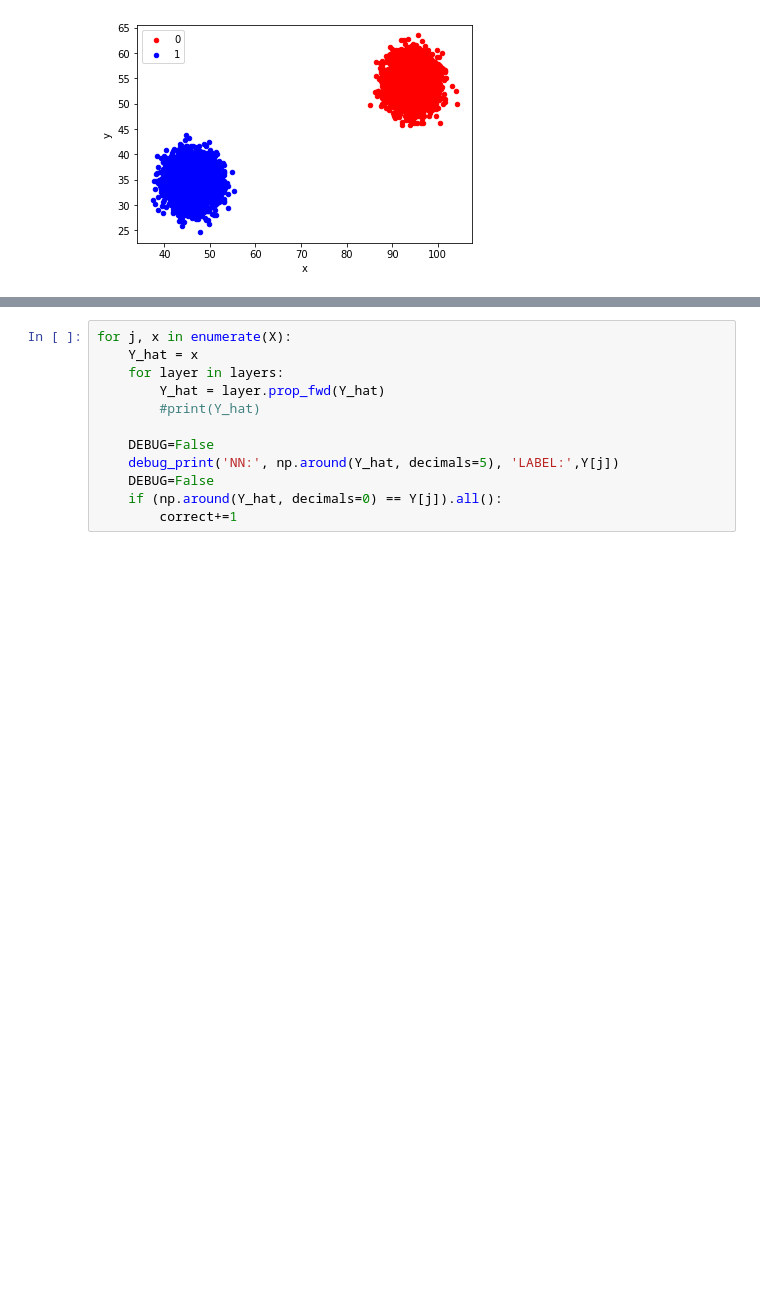
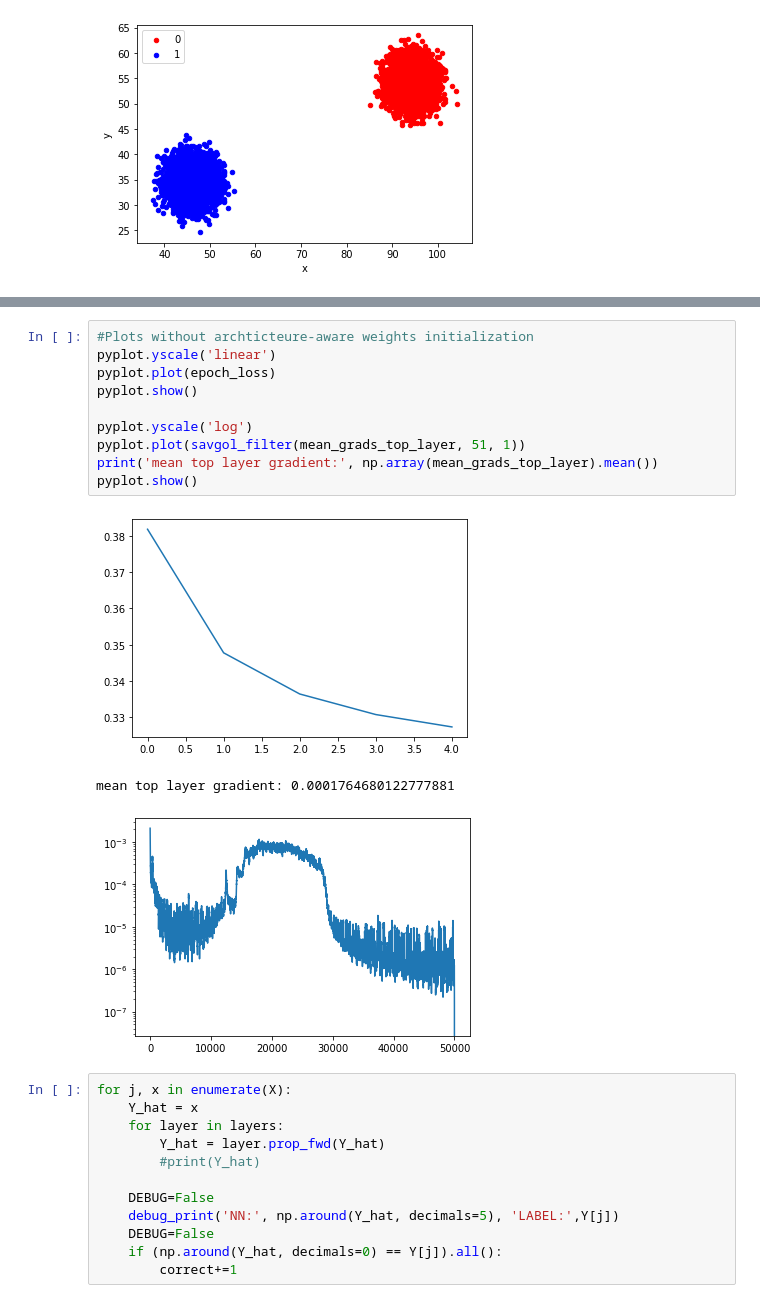
Before and after one commit to lorenz0890/plain_numpy_dnn, a Jupyter notebook: numpy_only_nn.ipynb, the cells around one changed output, grey strips where cells are left out. Drawn from its saved outputs; the diff is of its cells as text; blank space fills up the shorter version.

```diff
--- a/numpy_only_nn.ipynb
+++ b/numpy_only_nn.ipynb
@@ -306,3 +307,17 @@ train accuracy 1.0
+# %%
+#Plots without archticteure-aware weights initialization
+pyplot.yscale('linear')
+pyplot.plot(epoch_loss)
+pyplot.show()
+
+pyplot.yscale('log')
+pyplot.plot(savgol_filter(mean_grads_top_layer, 51, 1))
+print('mean top layer gradient:', np.array(mean_grads_top_layer).mean())
+pyplot.show()
+# %% [output]
+[figure, added]
+mean top layer gradient: 0.0001764680122777881
+[figure, added]
 # %%
 for j, x in enumerate(X):
     Y_hat = x
```
Also changed, not shown: parts of 6 cells of this notebook.
